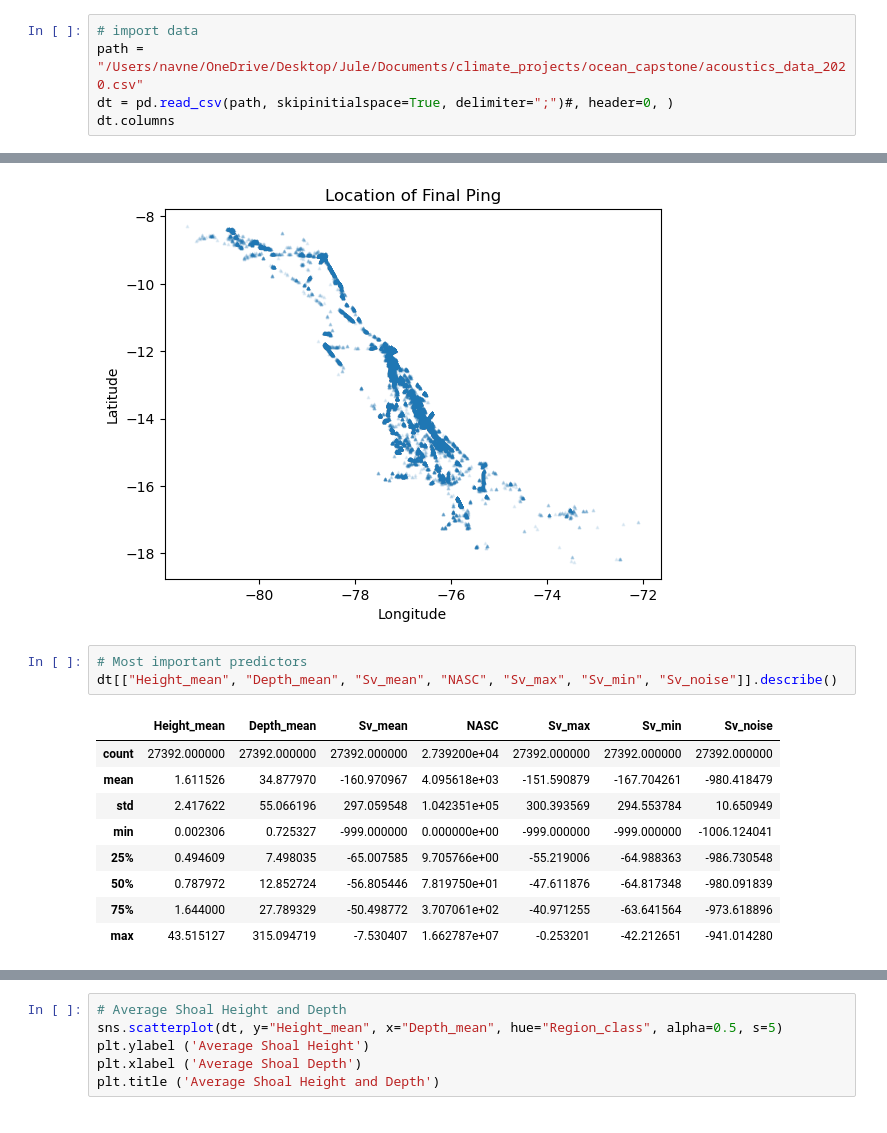
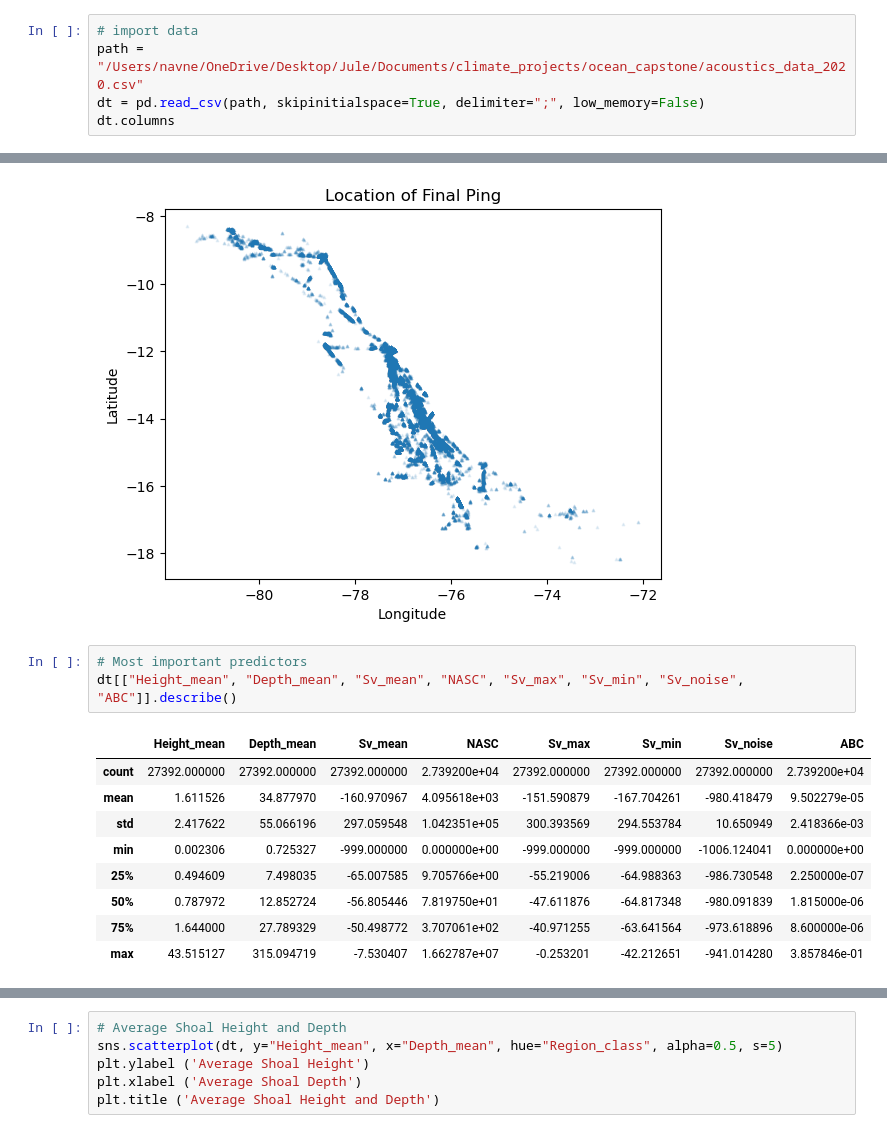
Before and after one commit to jmanitz/code-snippets, a Jupyter notebook: Ocean_capstone/ocean_prog.ipynb, the cells around one changed output, grey strips where cells are left out. Saved outputs shown, nothing was run; the diff lists cells and outputs as text.

```diff
--- a/Ocean_capstone/ocean_prog.ipynb
+++ b/Ocean_capstone/ocean_prog.ipynb
@@ -14,7 +16,7 @@ import seaborn as sns
 # %%
 # import data
 path = "/Users/navne/OneDrive/Desktop/Jule/Documents/climate_projects/ocean_capstone/acoustics_data_2020.csv"
-dt = pd.read_csv(path, skipinitialspace=True, delimiter=";")#, header=0, )
+dt = pd.read_csv(path, skipinitialspace=True, delimiter=";", low_memory=False)
 dt.columns
 # %% [output]
 Index(['Barco', 'Viaje', 'Region_ID', 'Region_name', 'Region_class',
@@ -73,17 +75,17 @@ plt.show()
 [figure]
 # %%
 # Most important predictors
-dt[["Height_mean", "Depth_mean", "Sv_mean", "NASC", "Sv_max", "Sv_min", "Sv_noise"]].describe()
+dt[["Height_mean", "Depth_mean", "Sv_mean", "NASC", "Sv_max", "Sv_min", "Sv_noise", "ABC"]].describe()
 # %% [output]
-|  | Height_mean | Depth_mean | Sv_mean | NASC | Sv_max | Sv_min | Sv_noise |
-| count | 27392.000000 | 27392.000000 | 27392.000000 | 2.739200e+04 | 27392.000000 | 27392.000000 | 27392.000000 |
-| mean | 1.611526 | 34.877970 | -160.970967 | 4.095618e+03 | -151.590879 | -167.704261 | -980.418479 |
-| std | 2.417622 | 55.066196 | 297.059548 | 1.042351e+05 | 300.393569 | 294.553784 | 10.650949 |
-| min | 0.002306 | 0.725327 | -999.000000 | 0.000000e+00 | -999.000000 | -999.000000 | -1006.124041 |
-| 25% | 0.494609 | 7.498035 | -65.007585 | 9.705766e+00 | -55.219006 | -64.988363 | -986.730548 |
-| 50% | 0.787972 | 12.852724 | -56.805446 | 7.819750e+01 | -47.611876 | -64.817348 | -980.091839 |
-| 75% | 1.644000 | 27.789329 | -50.498772 | 3.707061e+02 | -40.971255 | -63.641564 | -973.618896 |
-| max | 43.515127 | 315.094719 | -7.530407 | 1.662787e+07 | -0.253201 | -42.212651 | -941.014280 |
+|  | Height_mean | Depth_mean | Sv_mean | NASC | Sv_max | Sv_min | Sv_noise | ABC |
+| count | 27392.000000 | 27392.000000 | 27392.000000 | 2.739200e+04 | 27392.000000 | 27392.000000 | 27392.000000 | 2.739200e+04 |
+| mean | 1.611526 | 34.877970 | -160.970967 | 4.095618e+03 | -151.590879 | -167.704261 | -980.418479 | 9.502279e-05 |
+| std | 2.417622 | 55.066196 | 297.059548 | 1.042351e+05 | 300.393569 | 294.553784 | 10.650949 | 2.418366e-03 |
+| min | 0.002306 | 0.725327 | -999.000000 | 0.000000e+00 | -999.000000 | -999.000000 | -1006.124041 | 0.000000e+00 |
+| 25% | 0.494609 | 7.498035 | -65.007585 | 9.705766e+00 | -55.219006 | -64.988363 | -986.730548 | 2.250000e-07 |
+| 50% | 0.787972 | 12.852724 | -56.805446 | 7.819750e+01 | -47.611876 | -64.817348 | -980.091839 | 1.815000e-06 |
+| 75% | 1.644000 | 27.789329 | -50.498772 | 3.707061e+02 | -40.971255 | -63.641564 | -973.618896 | 8.600000e-06 |
+| max | 43.515127 | 315.094719 | -7.530407 | 1.662787e+07 | -0.253201 | -42.212651 | -941.014280 | 3.857846e-01 |
 # %%
 # Plot predictors of interest
 dt3 = dt.loc[lambda dt: dt['Region_ID'] == 3] # Subset data for exploration purposes
```
Also changed, not shown: parts of 8 cells of this notebook.
